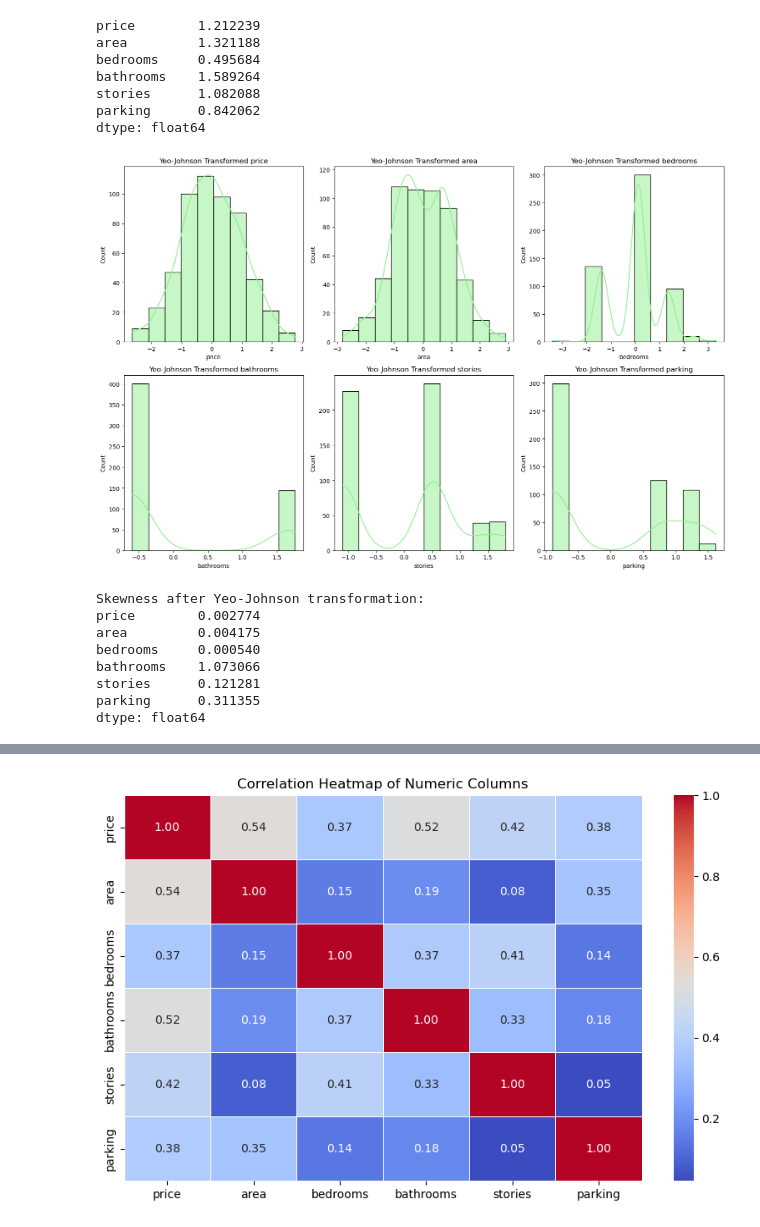
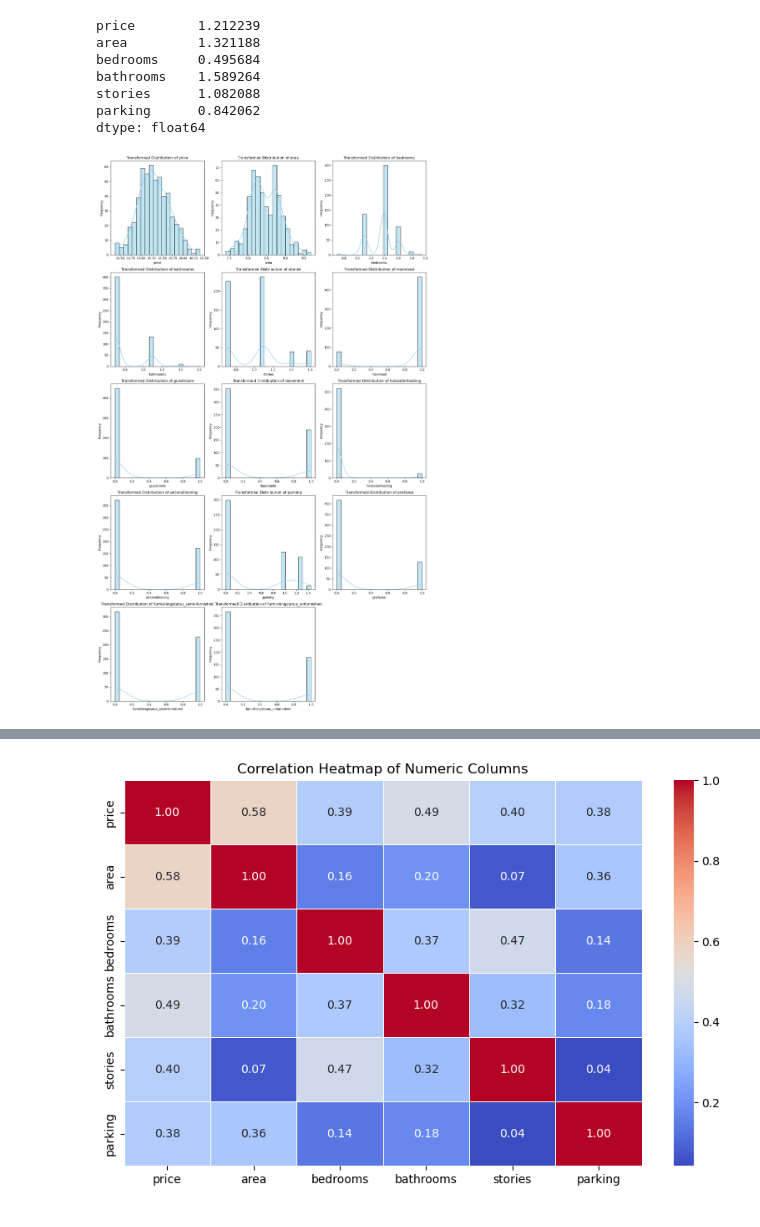
Before and after one commit to Manosree30/House_price_prediction, a Jupyter notebook: project.ipynb, the cells around one changed output, grey strips where cells are left out. Drawn from its saved outputs; the diff is of its cells as text; code cells hidden in the pictures.

```diff
--- a/project.ipynb
+++ b/project.ipynb
@@ -64,3 +64,12 @@ print("categorical_cols=",categorical_cols)
 # %% [output]
 numeric_cols= ['price', 'area', 'bedrooms', 'bathrooms', 'stories', 'parking']
 categorical_cols= ['mainroad', 'guestroom', 'basement', 'hotwaterheating', 'airconditioning', 'prefarea', 'furnishingstatus']
+# %%
+binary_map = {'yes': 1, 'no': 0}
+for col in ['mainroad', 'guestroom', 'basement', 'hotwaterheating', 'airconditioning', 'prefarea']:
+    df[col] = df[col].map(binary_map)
+df = pd.get_dummies(df, columns=['furnishingstatus'], drop_first=True)
+
+bool_cols = ['furnishingstatus_semi-furnished', 'furnishingstatus_unfurnished']
+df[bool_cols] = df[bool_cols].astype(int)
+df
@@ -92,29 +124,31 @@ stories      1.082088
 parking      0.842062
 dtype: float64
 # %%
-from sklearn.preprocessing import PowerTransformer
-pt = PowerTransformer(method='yeo-johnson')
-df_transformed = pd.DataFrame(pt.fit_transform(df[numeric_cols]), columns=numeric_cols)
+import matplotlib.pyplot as plt
+import seaborn as sns
+import numpy as np
 
-# 4️⃣ Plot transformed distributions
+num_cols = df.select_dtypes(include=['float64', 'int64']).columns
+
+for col in num_cols:
+    if (df[col] <= 0).any():
+        df[col] = np.cbrt(df[col])
+    else:
+        df[col] = np.log1p(df[col])
+
+n_cols = 3
+n_rows = -(-len(num_cols) // n_cols)
+
 plt.figure(figsize=(15, 5 * n_rows))
-for i, col in enumerate(numeric_cols):
+
+for i, col in enumerate(num_cols):
     plt.subplot(n_rows, n_cols, i+1)
-    sns.histplot(df_transformed[col], bins=10, kde=True, color='lightgreen')
-    plt.title(f'Yeo-Johnson Transformed {col}')
+    sns.histplot(df[col], bins=20, kde=True, color='skyblue', edgecolor='black')
+    plt.title(f'Transformed Distribution of {col}')
+    plt.xlabel(col)
+    plt.ylabel('Frequency')
+
 plt.tight_layout()
 plt.show()
-
-# 5️⃣ Skewness after transformation
-print("\nSkewness after Yeo-Johnson transformation:")
-print(df_transformed.skew())
 # %% [output]
-[figure, old version]
+[figure, new version]
-Skewness after Yeo-Johnson transformation:
-price        0.002774
-area         0.004175
-bedrooms     0.000540
-bathrooms    1.073066
-stories      0.121281
-parking      0.311355
-dtype: float64
```
Also changed, not shown: parts of 10 cells of this notebook, 6 other files.
